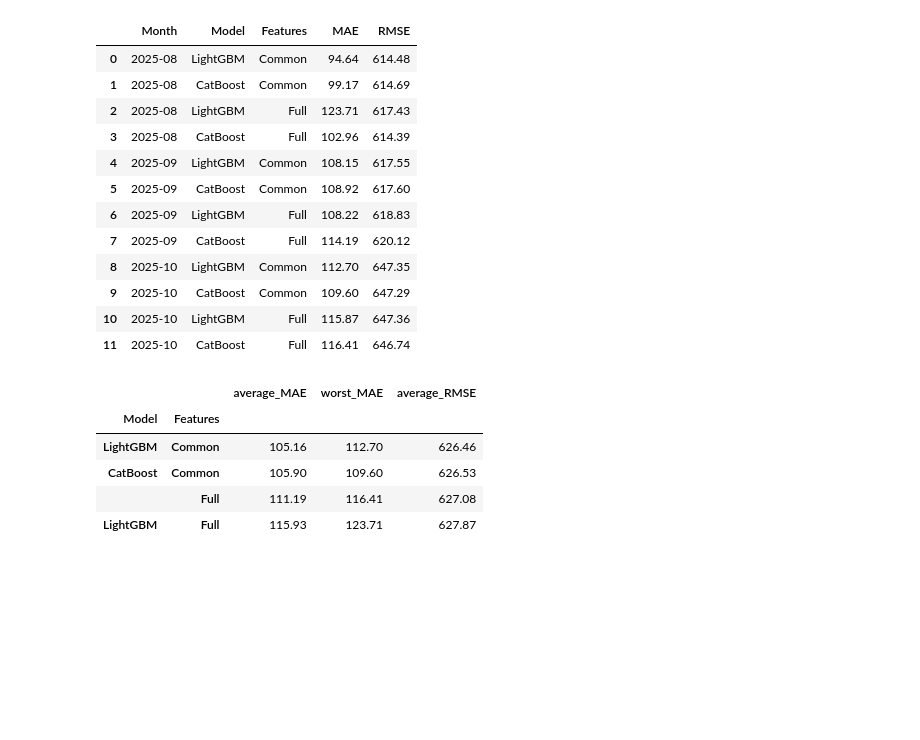
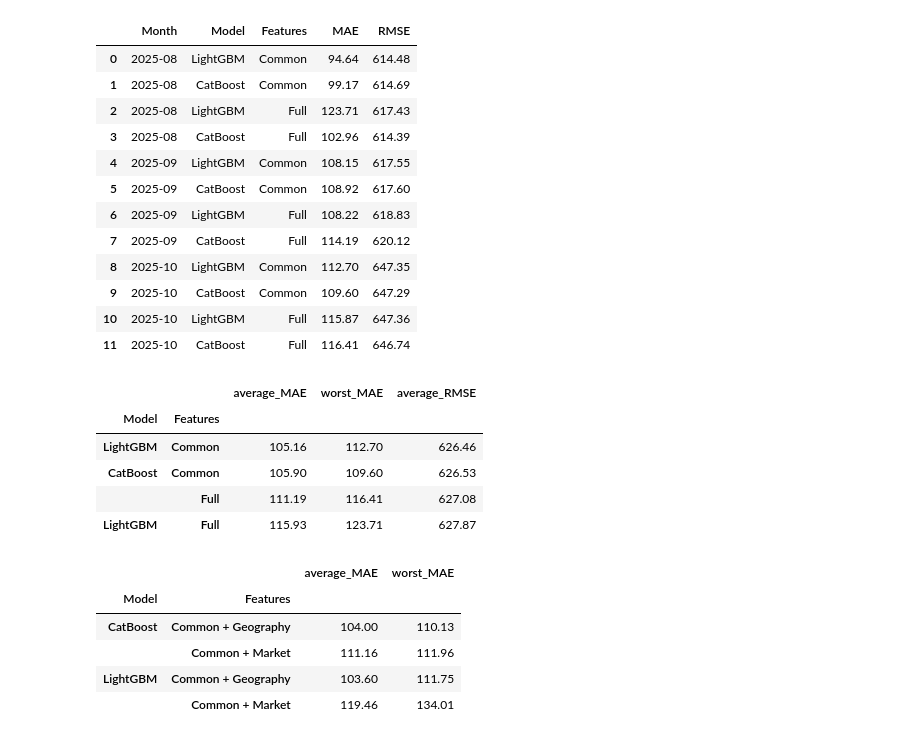
Before and after one commit to ahmedalikeerio/spotter-freight-rate-prediction, a Jupyter notebook: notebooks/05_model_comparison.ipynb, the cells around one changed output. Cells and saved outputs as stored; diff of their text form; code cells hidden in the pictures; blank space fills up the shorter version.

```diff
--- a/notebooks/05_model_comparison.ipynb
+++ b/notebooks/05_model_comparison.ipynb
@@ -313,3 +313,93 @@ display(ablation_summary)
 | CatBoost | Common | 105.90 | 109.60 | 626.53 |
 |  | Full | 111.19 | 116.41 | 627.08 |
 | LightGBM | Full | 115.93 | 123.71 | 627.87 |
+# %%
+
+geo_cols = [
+    "pickup_lat", "pickup_lon",
+    "delivery_lat", "delivery_lon"
+]
+
+market_cols = ["market_index", "quote_signal"]
+
+group_results = []
+
+for month in validation_months:
+
+    start = pd.Timestamp(month)
+    end = start + pd.DateOffset(months=1)
+
+    train_raw = df[df["date"] < start].copy()
+
+    holdout_raw = df[
+        (df["date"] >= start) &
+        (df["date"] < end)
+    ].copy()
+
+    X_train_full = build_features(
+        train_raw, include_optional=True
+    )
+
+    X_holdout_full = build_features(
+        holdout_raw, include_optional=True
+    )
+
+    configurations = {
+        "Common + Geography": market_cols,
+        "Common + Market": geo_cols
+    }
+
+    for feature_name, columns_to_drop in configurations.items():
+
+        X_train = X_train_full.drop(
+            columns=columns_to_drop
+        )
+
+        X_holdout = X_holdout_full.drop(
+            columns=columns_to_drop
+        )
+
+        preprocessor = make_preprocessor(X_train)
+
+        X_train_ready = preprocessor.fit_transform(X_train)
+        X_holdout_ready = preprocessor.transform(X_holdout)
+
+        for model_name in ["LightGBM", "CatBoost"]:
+
+            model = make_models()[model_name]
+
+            model.fit(
+                X_train_ready,
+                train_raw["posted_rate"]
+            )
+
+            predictions = model.predict(X_holdout_ready)
+
+            metrics = regression_metrics(
+                holdout_raw["posted_rate"],
+                predictions
+            )
+
+            group_results.append({
+                "Month": month[:7],
+                "Model": model_name,
+                "Features": feature_name,
+                "MAE": metrics["MAE"]
+            })
+
+group_df = pd.DataFrame(group_results)
+
+display(
+    group_df.groupby(["Model", "Features"])
+    .agg(
+        average_MAE=("MAE", "mean"),
+        worst_MAE=("MAE", "max")
+    ).round(2)
+)
+# %% [output]
+|  |  | average_MAE | worst_MAE |
+| Model | Features |  |  |
+| CatBoost | Common + Geography | 104.00 | 110.13 |
+|  | Common + Market | 111.16 | 111.96 |
+| LightGBM | Common + Geography | 103.60 | 111.75 |
+|  | Common + Market | 119.46 | 134.01 |
```
Also changed, not shown: parts of 10 cells of this notebook, 1 other file.
